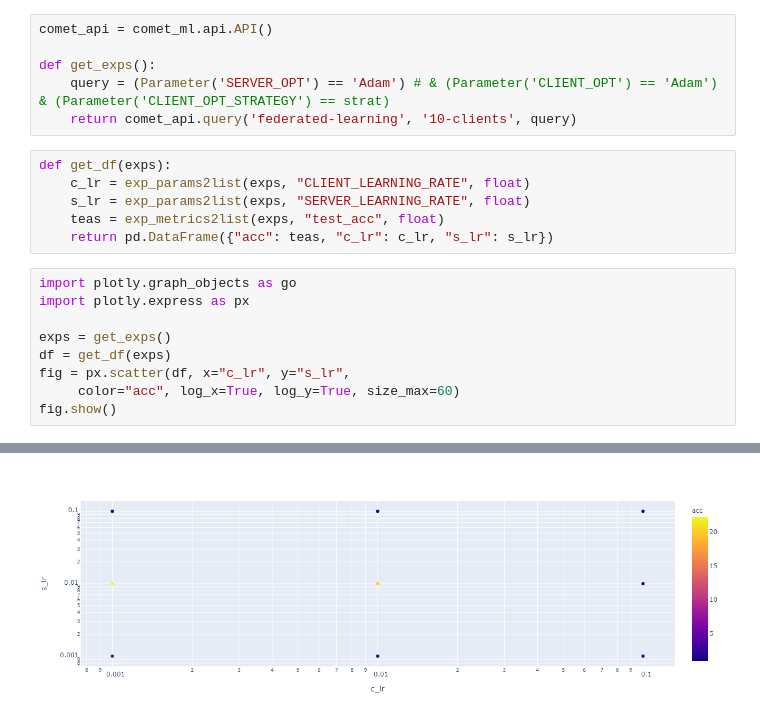
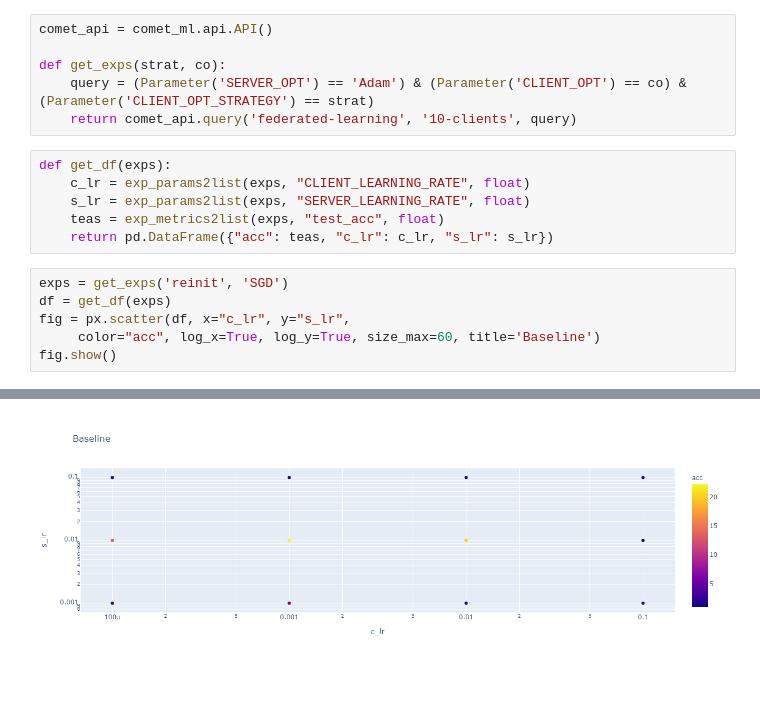
Before and after one commit to matech96/FederatedLighting, a Jupyter notebook: notebooks/reports/03_10_clients.ipynb, the cells around one changed output, grey strips where cells are left out. Drawn from its saved outputs; the diff is of its cells as text; blank space fills up the shorter version.

Commit message:
10 clients

```diff
--- a/notebooks/reports/03_10_clients.ipynb
+++ b/notebooks/reports/03_10_clients.ipynb
@@ -11,8 +13,8 @@ from mutil.cometml.apiquery import exp_metrics2list, exp_params2list
 # %%
 comet_api = comet_ml.api.API()
 
-def get_exps():
-    query = (Parameter('SERVER_OPT') == 'Adam') # & (Parameter('CLIENT_OPT') == 'Adam') & (Parameter('CLIENT_OPT_STRATEGY') == strat)
+def get_exps(strat, co):
+    query = (Parameter('SERVER_OPT') == 'Adam') & (Parameter('CLIENT_OPT') == co) & (Parameter('CLIENT_OPT_STRATEGY') == strat)
     return comet_api.query('federated-learning', '10-clients', query)
 # %%
 def get_df(exps):
@@ -21,12 +23,9 @@ def get_df(exps):
     teas = exp_metrics2list(exps, "test_acc", float)
     return pd.DataFrame({"acc": teas, "c_lr": c_lr, "s_lr": s_lr})
 # %%
-import plotly.graph_objects as go
-import plotly.express as px
-
-exps = get_exps()
+exps = get_exps('reinit', 'SGD')
 df = get_df(exps)
 fig = px.scatter(df, x="c_lr", y="s_lr",
-     color="acc", log_x=True, log_y=True, size_max=60)
+     color="acc", log_x=True, log_y=True, size_max=60, title='Baseline')
 fig.show()
 # %% [output]
@@ -34 +32 @@ fig.show()
-[figure, old version]
+[figure, new version]
```
Also changed, not shown: parts of 3 cells of this notebook.
